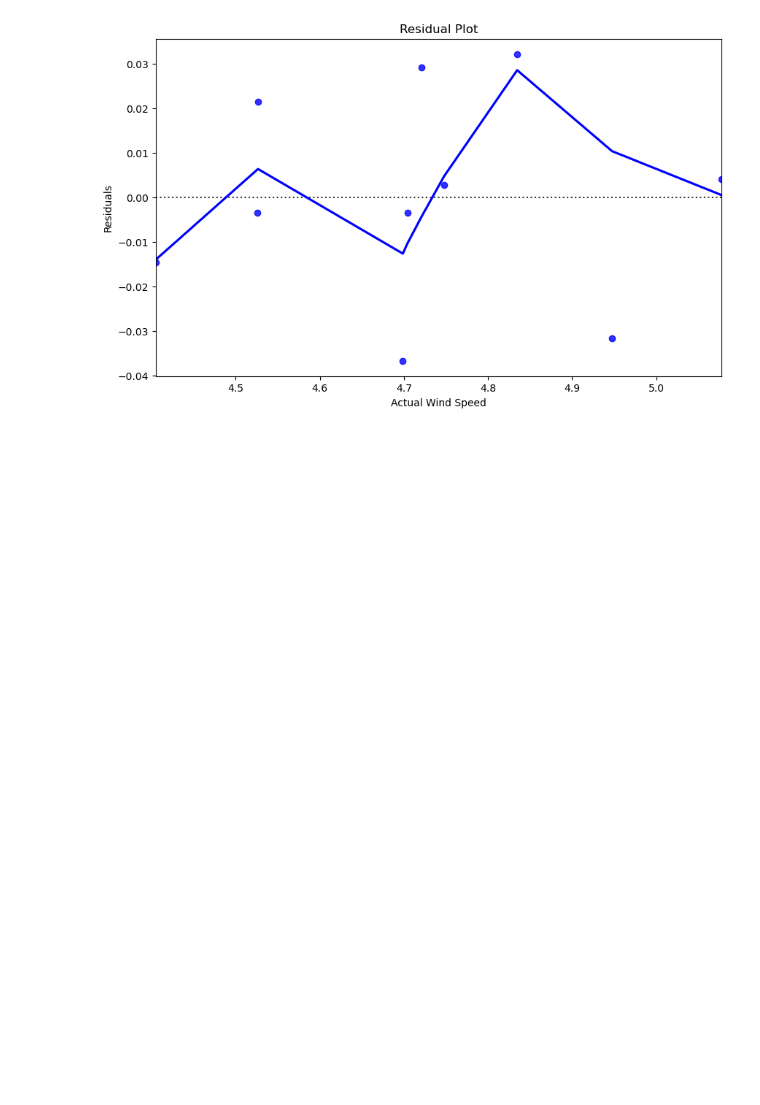
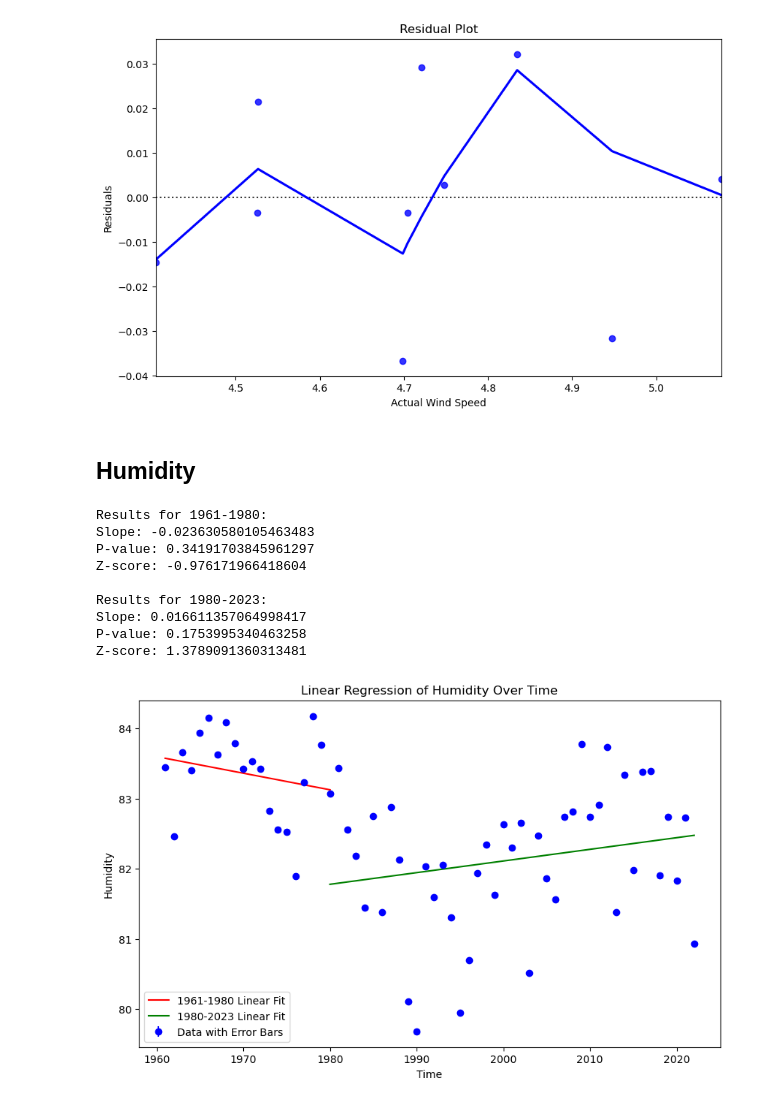
Before and after one commit to Iarla-Boyce/MSc-Project, a Jupyter notebook: Linear Regression.ipynb, the cells around one changed output. Drawn from its saved outputs; the diff is of its cells as text; code cells hidden in the pictures; blank space fills up the shorter version.

```diff
--- a/Linear Regression.ipynb
+++ b/Linear Regression.ipynb
@@ -1110,3 +1110,76 @@ plt.ylabel('Residuals')
 Text(0, 0.5, 'Residuals')
 [figure]
 [figure]
+# %% [markdown]
+## Humidity
+# %%
+import xarray as xr
+import numpy as np
+import matplotlib.pyplot as plt
+from skimage.measure import block_reduce
+import statsmodels.api as sm
+from scipy import stats
+
+data = xr.open_mfdataset(r"C:\Users\iarla\OneDrive\Documents\MSc_Project\HadUK_data\12km_Month_Humidity\*.nc", parallel=True)
+
+# Extract variables
+wind_array = np.array(data['hurs'])
+time = np.arange(1961, 2023)
+wind = block_reduce(wind_array, block_size=(12, 1, 1), func=np.mean, cval=np.mean(wind_array))
+wind = np.nanmean(wind, axis=(1, 2))
+err= 0.002
+
+future_wind = wind[-10:]
+
+# Split time and temperature data into two segments
+time_segment1 = time[time <= 1980]
+wind_segment1 = wind[:len(time_segment1)]
+
+time_segment2 = time[time >= 1980]
+wind_segment2 = wind[-len(time_segment2):]
+
+# Fit linear regression model to each segment separately
+model_segment1 = sm.OLS(wind_segment1, sm.add_constant(time_segment1))
+results_segment1 = model_segment1.fit()
+
+model_segment2 = sm.OLS(wind_segment2, sm.add_constant(time_segment2))
+results_segment2 = model_segment2.fit()
+
+# Print out results for segment 1
+print("Results for 1961-1980:")
+print("Slope:", results_segment1.params[1])
+print("P-value:", results_segment1.pvalues[1])
+print("Z-score:", results_segment1.params[1] / results_segment1.bse[1])
+
+# Print out results for segment 2
+print("\nResults for 1980-2023:")
+print("Slope:", results_segment2.params[1])
+print("P-value:", results_segment2.pvalues[1])
+print("Z-score:", results_segment2.params[1] / results_segment2.bse[1])
+
+# Plotting with error bars
+plt.figure(figsize=(10, 6))
+
+# Scatter plot of the data with error bars
+plt.errorbar(time, wind, yerr=err, fmt='o', color='blue', label='Data with Error Bars')
+
+# Plotting the regression lines for each segment
+plt.plot(time_segment1, results_segment1.fittedvalues, color='red', label='1961-1980 Linear Fit')
+plt.plot(time_segment2, results_segment2.fittedvalues, color='green', label='1980-2023 Linear Fit')
+
+plt.title('Linear Regression of Humidity Over Time')
+plt.xlabel('Time')
+plt.ylabel('Humidity')
+plt.legend()
+plt.show()
+# %% [output]
+Results for 1961-1980:
+Slope: -0.023630580105463483
+P-value: 0.34191703845961297
+Z-score: -0.976171966418604
+
+Results for 1980-2023:
+Slope: 0.016611357064998417
+P-value: 0.1753995340463258
+Z-score: 1.3789091360313481
+[figure, added]
```
Also changed, not shown: parts of 19 cells of this notebook.
